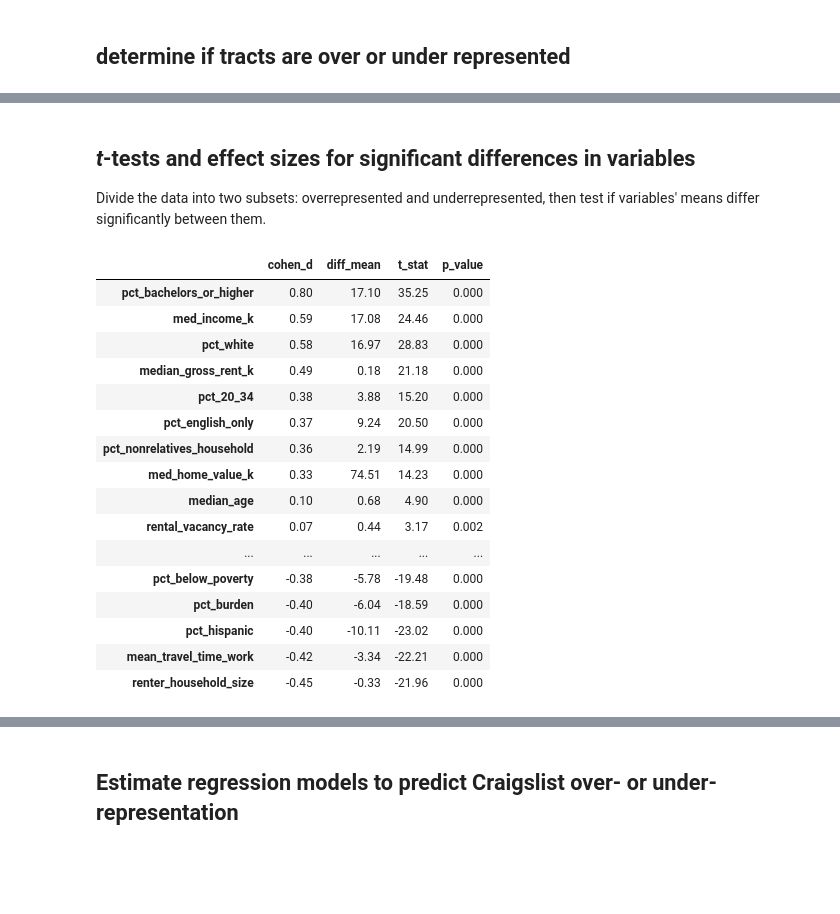
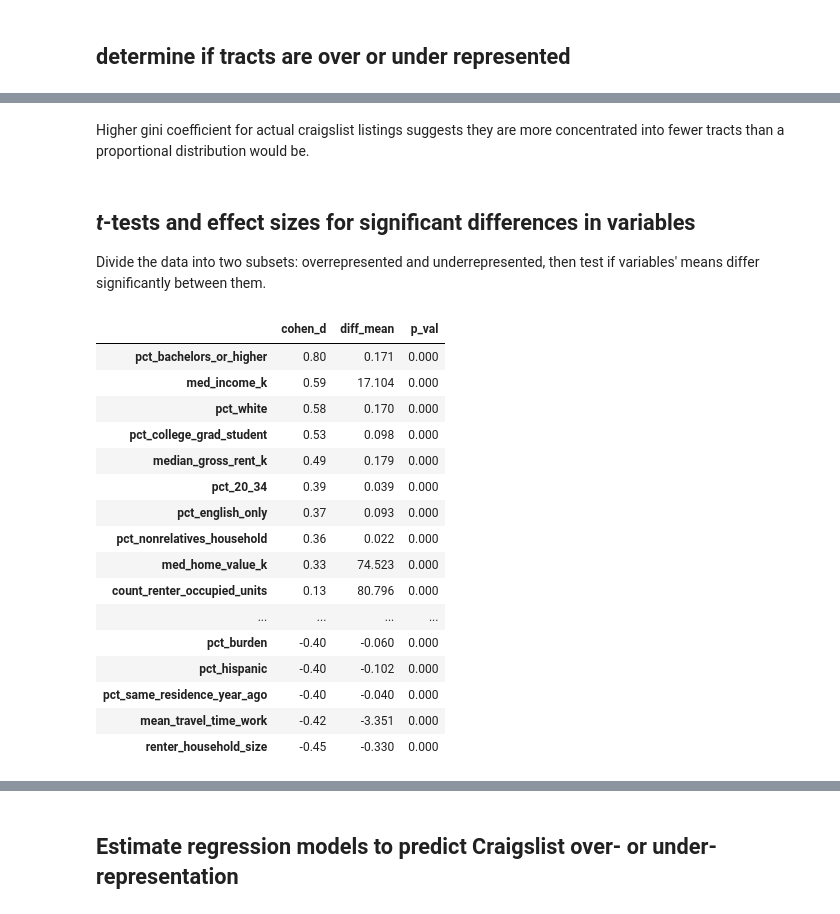
Before and after one commit to gboeing/representation-listings, a Jupyter notebook: 07-analysis.ipynb, the cells around one changed output, grey strips where cells are left out. Cells and saved outputs as stored; diff of their text form; code cells hidden in the pictures; blank space fills up the shorter version.

```diff
--- a/07-analysis.ipynb
+++ b/07-analysis.ipynb
@@ -39,8 +51,8 @@ df.head()
 overrepresent_var = 'bias_ratio'
 overrepresent_value = 1
 # %%
-# divide data into two subsets: overrepresented and underrepresented (latter includes perfectly proportional)
-mask = df[overrepresent_var] > 1
+# divide data into two subsets: overrepresented vs proportionately&under-represented
+mask = df[overrepresent_var] > overrepresent_value
 over = df[mask]
 under = df[~mask]
 print(len(over), len(under))
@@ -49,5 +61,5 @@ print(len(over), len(under))
 # %%
 # make a dummy to indicate if tract is overrepresented
-df['is_over'] = df[overrepresent_var].map(lambda x: 1 if x > 1 else 0)
+df['is_over'] = df[overrepresent_var].map(lambda x: 1 if x > overrepresent_value else 0)
 df['is_over'].value_counts()
 # %% [output]
@@ -55,2 +67,8 @@ df['is_over'].value_counts()
 1    3078
 Name: is_over, dtype: int64
+# %%
+# get a set of all predictor variables
+cols = ['bias_diff', 'bias_ratio', 'bias_log', 'centroid', 'clist_count', 'county',
+        'geometry', 'is_over', 'land_area', 'lat_city_center', 'lng_city_center',
+        'place_geoid', 'place_name', 'prop_count', 'state', 'pct_white_change_2012_2015']
+predictors_all = df.drop(columns=cols).columns
@@ -57,19 +155,10 @@ Name: is_over, dtype: int64
+# %% [markdown]
+Higher gini coefficient for actual craigslist listings suggests they are more concentrated into fewer tracts than a proportional distribution would be.
 # %% [markdown]
 ## *t*-tests and effect sizes for significant differences in variables
 
 Divide the data into two subsets: overrepresented and underrepresented, then test if variables' means differ significantly between them.
 # %%
-# t-test: how do demographic vars differ between the two data sets?
-variables = ['pct_hispanic', 'pct_white', 'pct_black', 'pct_single_fam_detached',
-             'med_home_value_k', 'med_rooms_in_house', 'pct_built_before_1940',
-             'pct_renting', 'renter_occupied_units_km', 'rental_vacancy_rate',
-             'renter_household_size', 'med_income_k', 'mean_travel_time_work',
-             'pct_commute_drive_alone', 'pct_below_poverty', 'median_age',
-             'pct_nonrelatives_household', 'pct_same_residence_year_ago',
-             'pct_bachelors_or_higher', 'pct_english_only', 'pct_foreign_born',
-             'pop_density_k_km', 'pct_20_34', 'pct_burden', 'distance_to_center_km',
-             'pct_white_change_2012_2015', 'median_gross_rent_k']
-
 # effect size: as cohen's d
 def cohen_d(x, y):
     nx = len(x)
@@ -86,31 +175,32 @@ def test_variables(subset1, subset2, variables):
         t_statistic, p_value = ttest_ind(a=a, b=b, equal_var=False, nan_policy='omit')
         diff = subset1[var].mean() - subset2[var].mean()
         d_value = cohen_d(x=a, y=b)
-        test_results[var] = {'diff_mean' : round(diff, 2),
+        test_results[var] = {'diff_mean' : round(diff, 3),
                              't_stat' : round(t_statistic, 2),
-                             'p_value' : round(p_value, 3),
+                             'p_val' : round(p_value, 3),
                              'cohen_d' : round(d_value, 2)}
     return test_results
 # %%
 # variables' effect sizes between over and underrepresented tracts
-results = test_variables(over, under, variables)
+predictors_no_dummies = [p for p in predictors_all if 'dummy' not in p]
+results = test_variables(over, under, predictors_no_dummies)
 effect_sizes = pd.DataFrame(results).T.sort_values('cohen_d', ascending=False)
-effect_sizes.reindex(columns=['cohen_d', 'diff_mean', 't_stat', 'p_value'])
+effect_sizes.reindex(columns=['cohen_d', 'diff_mean', 'p_val'])
 # %% [output]
-|  | cohen_d | diff_mean | t_stat | p_value |
-| pct_bachelors_or_higher | 0.80 | 17.10 | 35.25 | 0.000 |
-| med_income_k | 0.59 | 17.08 | 24.46 | 0.000 |
-| pct_white | 0.58 | 16.97 | 28.83 | 0.000 |
-| median_gross_rent_k | 0.49 | 0.18 | 21.18 | 0.000 |
-| pct_20_34 | 0.38 | 3.88 | 15.20 | 0.000 |
-| pct_english_only | 0.37 | 9.24 | 20.50 | 0.000 |
-| pct_nonrelatives_household | 0.36 | 2.19 | 14.99 | 0.000 |
-| med_home_value_k | 0.33 | 74.51 | 14.23 | 0.000 |
-| median_age | 0.10 | 0.68 | 4.90 | 0.000 |
-| rental_vacancy_rate | 0.07 | 0.44 | 3.17 | 0.002 |
-| ... | ... | ... | ... | ... |
-| pct_below_poverty | -0.38 | -5.78 | -19.48 | 0.000 |
-| pct_burden | -0.40 | -6.04 | -18.59 | 0.000 |
-| pct_hispanic | -0.40 | -10.11 | -23.02 | 0.000 |
-| mean_travel_time_work | -0.42 | -3.34 | -22.21 | 0.000 |
-| renter_household_size | -0.45 | -0.33 | -21.96 | 0.000 |
+|  | cohen_d | diff_mean | p_val |
+| pct_bachelors_or_higher | 0.80 | 0.171 | 0.000 |
+| med_income_k | 0.59 | 17.104 | 0.000 |
+| pct_white | 0.58 | 0.170 | 0.000 |
+| pct_college_grad_student | 0.53 | 0.098 | 0.000 |
+| median_gross_rent_k | 0.49 | 0.179 | 0.000 |
+| pct_20_34 | 0.39 | 0.039 | 0.000 |
+| pct_english_only | 0.37 | 0.093 | 0.000 |
+| pct_nonrelatives_household | 0.36 | 0.022 | 0.000 |
+| med_home_value_k | 0.33 | 74.523 | 0.000 |
+| count_renter_occupied_units | 0.13 | 80.796 | 0.000 |
+| ... | ... | ... | ... |
+| pct_burden | -0.40 | -0.060 | 0.000 |
+| pct_hispanic | -0.40 | -0.102 | 0.000 |
+| pct_same_residence_year_ago | -0.40 | -0.040 | 0.000 |
+| mean_travel_time_work | -0.42 | -3.351 | 0.000 |
+| renter_household_size | -0.45 | -0.330 | 0.000 |
```
Also changed, not shown: parts of 84 cells of this notebook, 3 other files.
